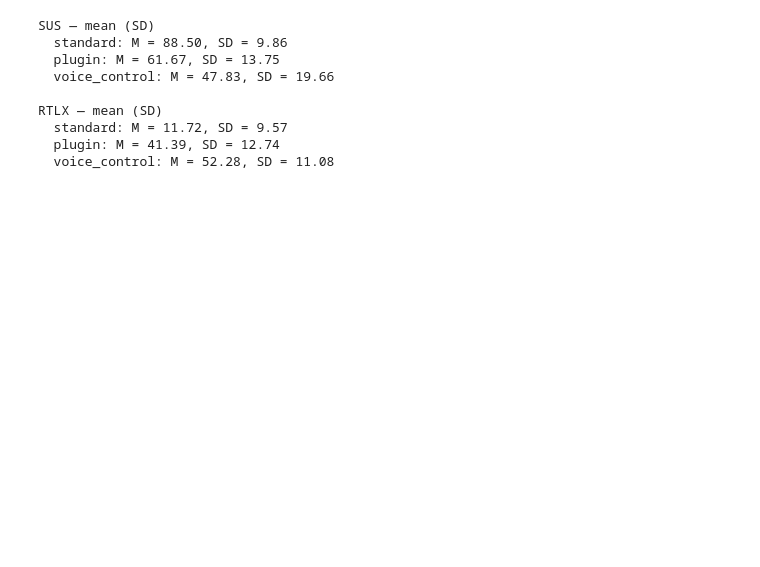
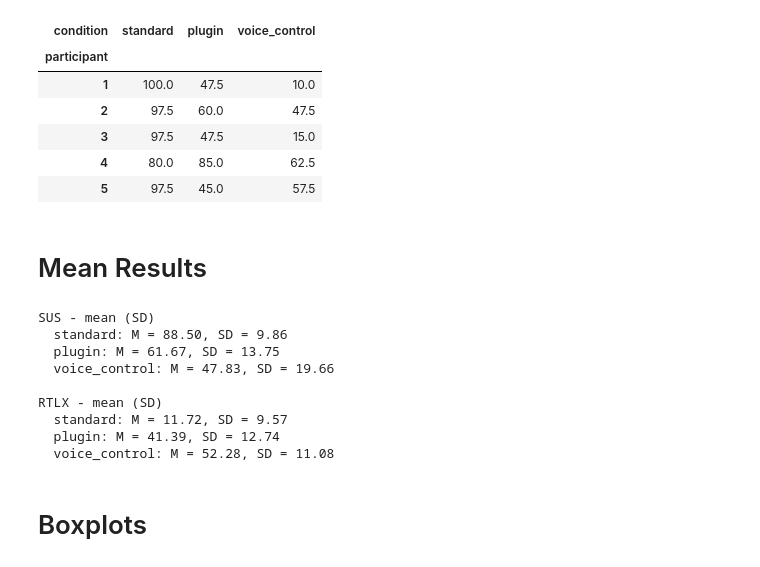
Before and after one commit to marcitt/design-accessibility-tools, a Jupyter notebook: 5-Evaluation/Quantitative_Analysis/descriptive_statistics_sus_rtlx.ipynb, the cells around one changed output. Cells and saved outputs as stored; diff of their text form; code cells hidden in the pictures; blank space fills up the shorter version.

```diff
--- a/5-Evaluation/Quantitative_Analysis/descriptive_statistics_sus_rtlx.ipynb
+++ b/5-Evaluation/Quantitative_Analysis/descriptive_statistics_sus_rtlx.ipynb
@@ -7,24 +50,37 @@ sus_rtlx_df = pd.read_csv("sus_rtlx_long.csv")
+# %%
+# just rearranges the pivot table
+sus_rtlx_df.pivot(index="participant", columns="condition", values="SUS")[SCORE_CONDITIONS].head()
+# %% [output]
+| condition | standard | plugin | voice_control |
+| participant |  |  |  |
+| 1 | 100.0 | 47.5 | 10.0 |
+| 2 | 97.5 | 60.0 | 47.5 |
+| 3 | 97.5 | 47.5 | 15.0 |
+| 4 | 80.0 | 85.0 | 62.5 |
+| 5 | 97.5 | 45.0 | 57.5 |
+# %% [markdown]
+# Mean Results
 # %%
-SCORE_CONDITIONS = ["standard", "plugin", "voice_control"]
-
 sus_wide  = sus_rtlx_df.pivot(index="participant", columns="condition", values="SUS")[SCORE_CONDITIONS]
 rtlx_wide = sus_rtlx_df.pivot(index="participant", columns="condition", values="RTLX")[SCORE_CONDITIONS]
 
-print("SUS — mean (SD)")
+print("SUS - mean (SD)")
 for c in SCORE_CONDITIONS:
     print(f"  {c}: M = {sus_wide[c].mean():.2f}, SD = {sus_wide[c].std():.2f}")
 
-print("\nRTLX — mean (SD)")
+print("\nRTLX - mean (SD)")
 for c in SCORE_CONDITIONS:
     print(f"  {c}: M = {rtlx_wide[c].mean():.2f}, SD = {rtlx_wide[c].std():.2f}")
 # %% [output]
-SUS — mean (SD)
+SUS - mean (SD)
   standard: M = 88.50, SD = 9.86
   plugin: M = 61.67, SD = 13.75
   voice_control: M = 47.83, SD = 19.66
 
-RTLX — mean (SD)
+RTLX - mean (SD)
   standard: M = 11.72, SD = 9.57
   plugin: M = 41.39, SD = 12.74
   voice_control: M = 52.28, SD = 11.08
+# %% [markdown]
+# Boxplots
 # %%
```
Also changed, not shown: parts of 6 cells of this notebook.
